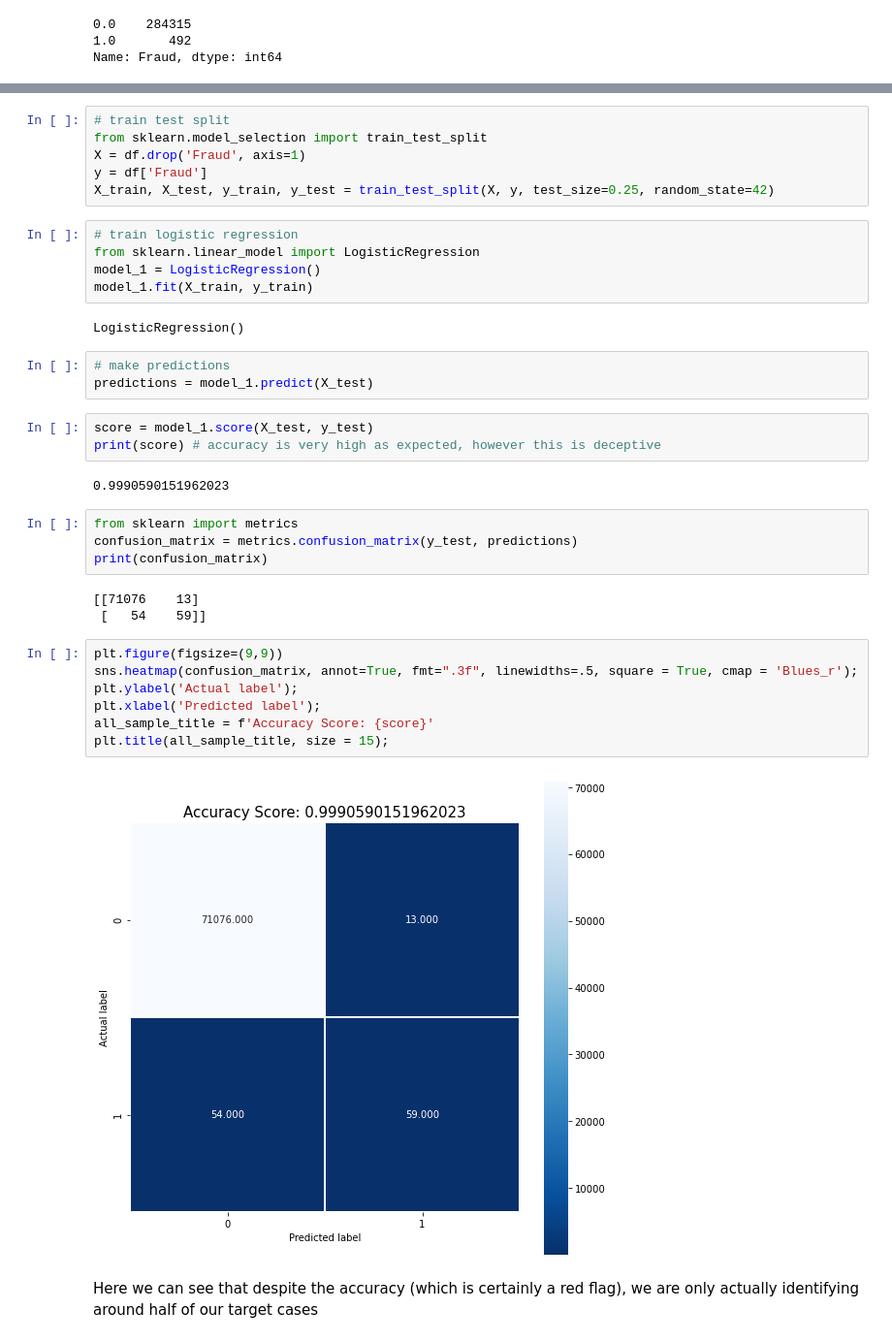
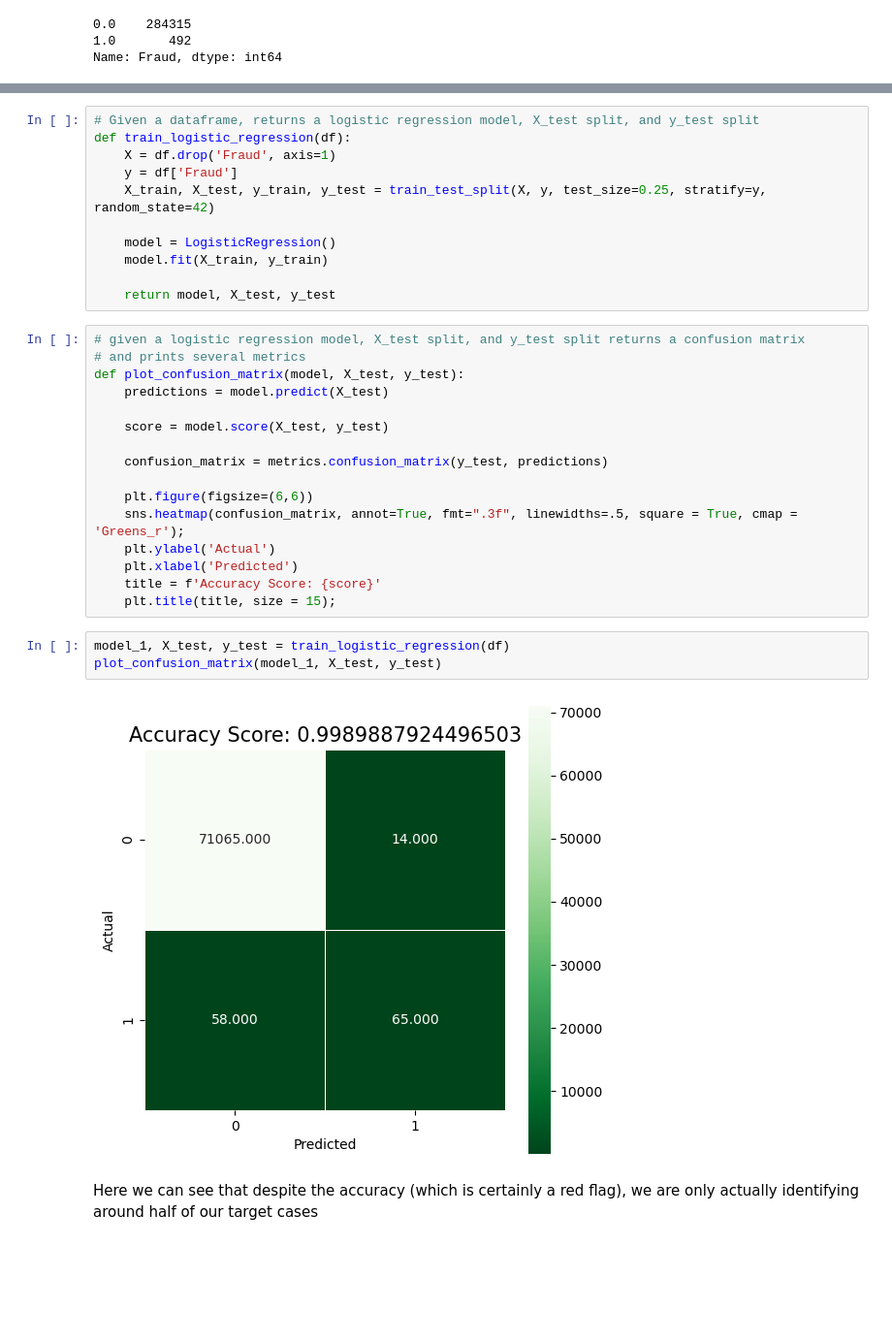
Before and after one commit to ShaneR31/Flatiron-Capstone, a Jupyter notebook: working_notebook.ipynb, the cells around one changed output, grey strips where cells are left out. Shown at 97% size. Saved outputs shown, nothing was run; the diff lists cells and outputs as text; blank space fills up the shorter version.

Commit message:
introduced undersampling and added functions for ease of modeling

```diff
--- a/working_notebook.ipynb
+++ b/working_notebook.ipynb
@@ -139,40 +122,35 @@ df
 # %%
-# train test split
-from sklearn.model_selection import train_test_split
-X = df.drop('Fraud', axis=1)
-y = df['Fraud']
-X_train, X_test, y_train, y_test = train_test_split(X, y, test_size=0.25, random_state=42)
+# Given a dataframe, returns a logistic regression model, X_test split, and y_test split
+def train_logistic_regression(df):
+    X = df.drop('Fraud', axis=1)
+    y = df['Fraud']
+    X_train, X_test, y_train, y_test = train_test_split(X, y, test_size=0.25, stratify=y, random_state=42)
+
+    model = LogisticRegression()
+    model.fit(X_train, y_train)
+
+    return model, X_test, y_test
-# %%
-# train logistic regression
-from sklearn.linear_model import LogisticRegression
-model_1 = LogisticRegression()
-model_1.fit(X_train, y_train)
-# %% [output]
-LogisticRegression()
-# %%
-# make predictions
-predictions = model_1.predict(X_test)
-# %%
-score = model_1.score(X_test, y_test)
-print(score) # accuracy is very high as expected, however this is deceptive
-# %% [output]
-0.9990590151962023
-# %%
-from sklearn import metrics
-confusion_matrix = metrics.confusion_matrix(y_test, predictions)
-print(confusion_matrix)
-# %% [output]
-[[71076    13]
- [   54    59]]
 # %%
-plt.figure(figsize=(9,9))
-sns.heatmap(confusion_matrix, annot=True, fmt=".3f", linewidths=.5, square = True, cmap = 'Blues_r');
-plt.ylabel('Actual label');
-plt.xlabel('Predicted label');
-all_sample_title = f'Accuracy Score: {score}'
-plt.title(all_sample_title, size = 15);
+# given a logistic regression model, X_test split, and y_test split returns a confusion matrix
+# and prints several metrics
+def plot_confusion_matrix(model, X_test, y_test):
+    predictions = model.predict(X_test)
+
+    score = model.score(X_test, y_test)
+
+    confusion_matrix = metrics.confusion_matrix(y_test, predictions)
+
+    plt.figure(figsize=(6,6))
+    sns.heatmap(confusion_matrix, annot=True, fmt=".3f", linewidths=.5, square = True, cmap = 'Greens_r');
+    plt.ylabel('Actual')
+    plt.xlabel('Predicted')
+    title = f'Accuracy Score: {score}'
+    plt.title(title, size = 15);
-# %% [output]
-[figure, removed]
+# %%
+model_1, X_test, y_test = train_logistic_regression(df)
+plot_confusion_matrix(model_1, X_test, y_test)
+# %% [output]
+[figure, added]
 # %% [markdown]
 Here we can see that despite the accuracy (which is certainly a red flag), we are only actually identifying around half of our target cases
 # %% [markdown]
```
Also changed, not shown: parts of 13 cells of this notebook, 1 other file.
